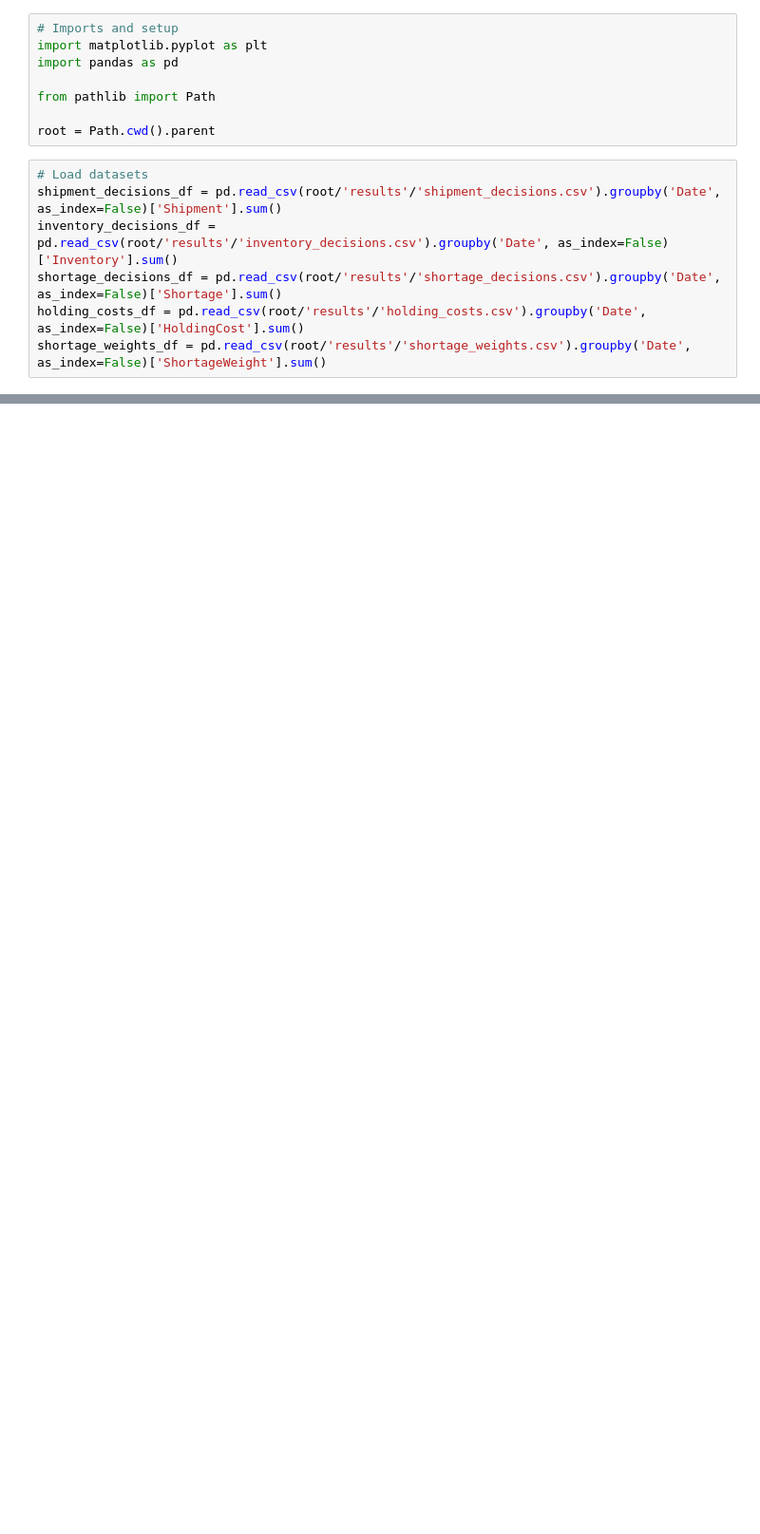
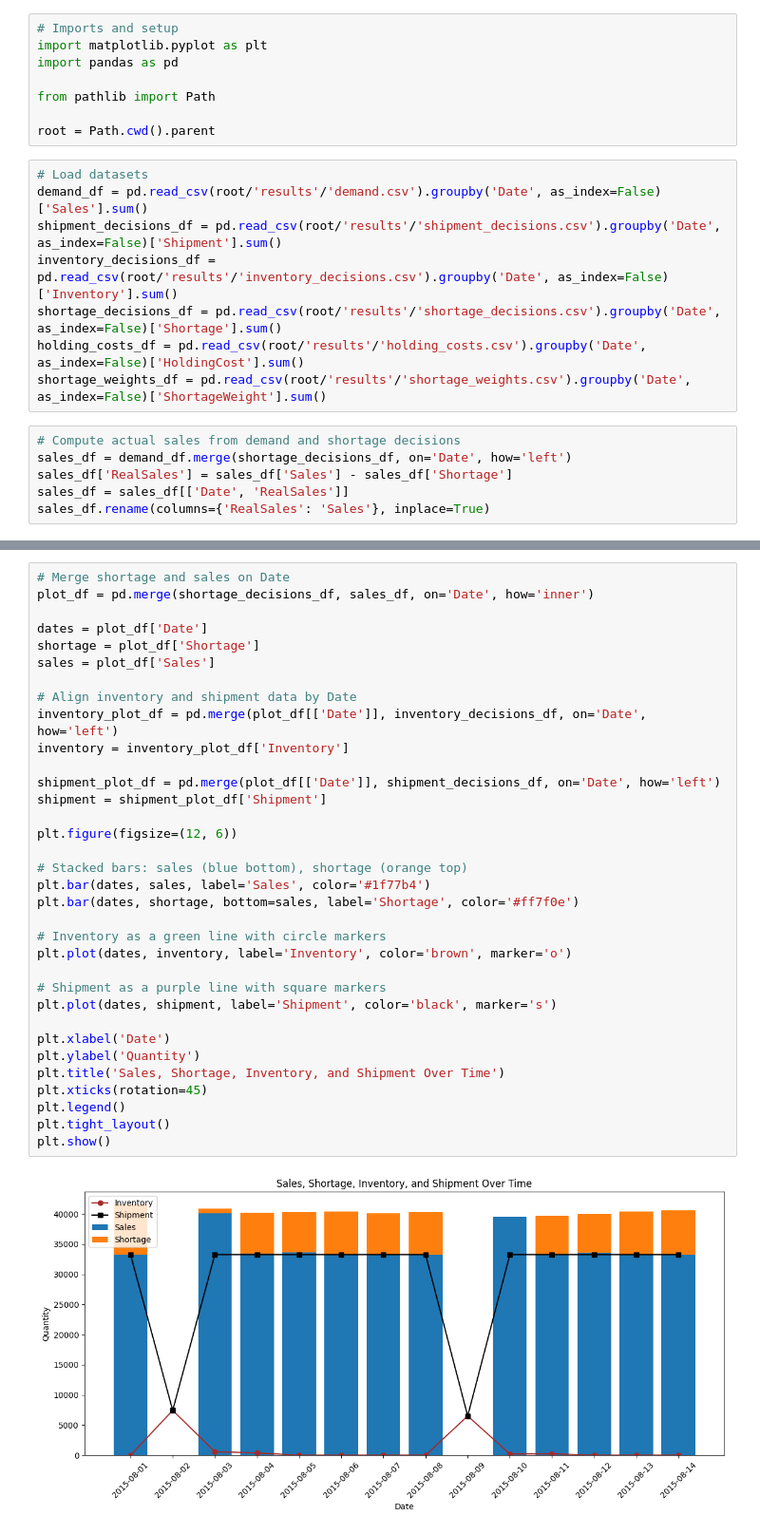
Before and after one commit to FCarrascoHeine/ml-or-demand-planning, a Jupyter notebook: notebooks/optimization_results.ipynb, the cells around one changed output, grey strips where cells are left out. Shown at 95% size. Drawn from its saved outputs; the diff is of its cells as text; blank space fills up the shorter version.

```diff
--- a/notebooks/optimization_results.ipynb
+++ b/notebooks/optimization_results.ipynb
@@ -8,9 +8,16 @@ from pathlib import Path
 root = Path.cwd().parent
 # %%
 # Load datasets
+demand_df = pd.read_csv(root/'results'/'demand.csv').groupby('Date', as_index=False)['Sales'].sum()
 shipment_decisions_df = pd.read_csv(root/'results'/'shipment_decisions.csv').groupby('Date', as_index=False)['Shipment'].sum()
 inventory_decisions_df = pd.read_csv(root/'results'/'inventory_decisions.csv').groupby('Date', as_index=False)['Inventory'].sum()
 shortage_decisions_df = pd.read_csv(root/'results'/'shortage_decisions.csv').groupby('Date', as_index=False)['Shortage'].sum()
 holding_costs_df = pd.read_csv(root/'results'/'holding_costs.csv').groupby('Date', as_index=False)['HoldingCost'].sum()
 shortage_weights_df = pd.read_csv(root/'results'/'shortage_weights.csv').groupby('Date', as_index=False)['ShortageWeight'].sum()
+# %%
+# Compute actual sales from demand and shortage decisions
+sales_df = demand_df.merge(shortage_decisions_df, on='Date', how='left')
+sales_df['RealSales'] = sales_df['Sales'] - sales_df['Shortage']
+sales_df = sales_df[['Date', 'RealSales']]
+sales_df.rename(columns={'RealSales': 'Sales'}, inplace=True)
 # %%
@@ -30,0 +46,36 @@ plt.show()
+# %%
+# Merge shortage and sales on Date
+plot_df = pd.merge(shortage_decisions_df, sales_df, on='Date', how='inner')
+
+dates = plot_df['Date']
+shortage = plot_df['Shortage']
+sales = plot_df['Sales']
+
+# Align inventory and shipment data by Date
+inventory_plot_df = pd.merge(plot_df[['Date']], inventory_decisions_df, on='Date', how='left')
+inventory = inventory_plot_df['Inventory']
+
+shipment_plot_df = pd.merge(plot_df[['Date']], shipment_decisions_df, on='Date', how='left')
+shipment = shipment_plot_df['Shipment']
+
+plt.figure(figsize=(12, 6))
+
+# Stacked bars: sales (blue bottom), shortage (orange top)
+plt.bar(dates, sales, label='Sales', color='#1f77b4')
+plt.bar(dates, shortage, bottom=sales, label='Shortage', color='#ff7f0e')
+
+# Inventory as a green line with circle markers
+plt.plot(dates, inventory, label='Inventory', color='brown', marker='o')
+
+# Shipment as a purple line with square markers
+plt.plot(dates, shipment, label='Shipment', color='black', marker='s')
+
+plt.xlabel('Date')
+plt.ylabel('Quantity')
+plt.title('Sales, Shortage, Inventory, and Shipment Over Time')
+plt.xticks(rotation=45)
+plt.legend()
+plt.tight_layout()
+plt.show()
+# %% [output]
+[figure, added]
```
Also changed, not shown: parts of 1 cell of this notebook, 6 other files.
